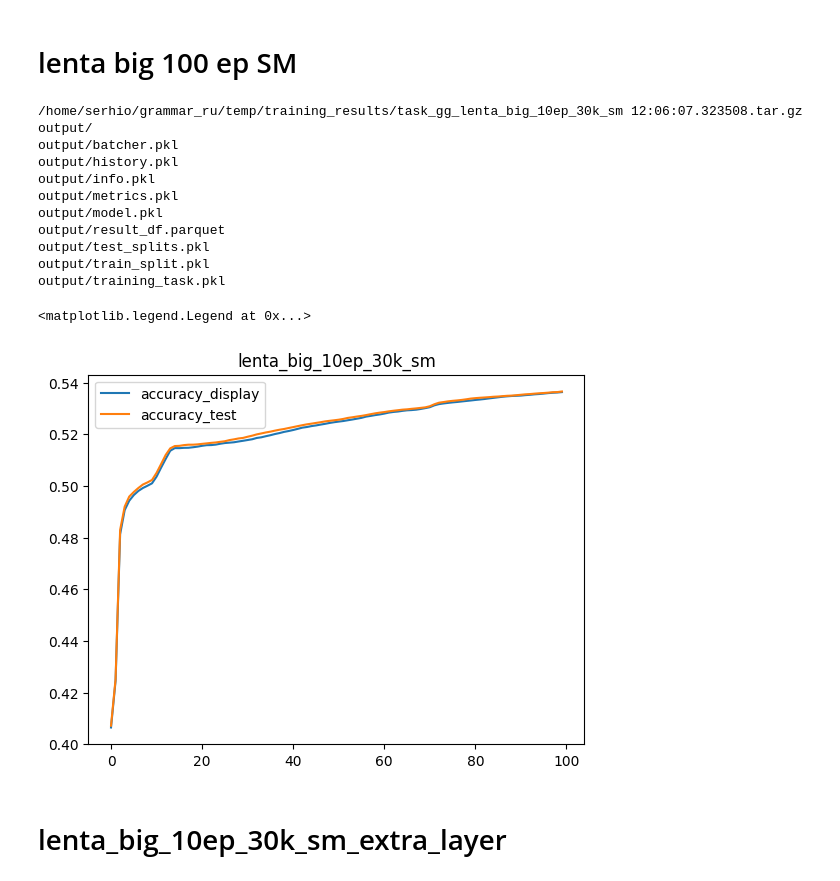
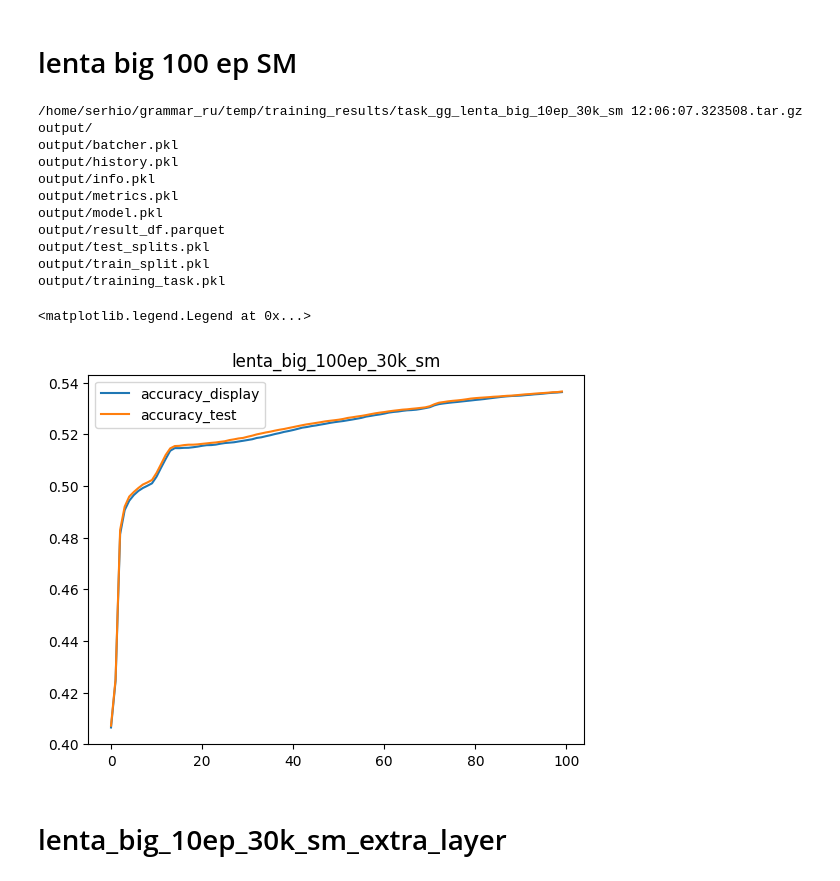
Before and after one commit to okulovsky/grammar_ru, a Jupyter notebook: research/grammatical_gender/training/gg_training.ipynb, the cells around one changed output. Saved outputs shown, nothing was run; the diff lists cells and outputs as text; code cells hidden in the pictures.

```diff
--- a/research/grammatical_gender/training/gg_training.ipynb
+++ b/research/grammatical_gender/training/gg_training.ipynb
@@ -518,30 +530,30 @@ output/training_task.pkl
 # %%
 tasks = get_tasks_list('datasphere/gg_project/job_info/job_gg_project_12:06:07.323437.txt',
                        bucket)
 
 loader = S3TrainingLogsLoader(bucket, project_name)
 metrics = loader.load_metrics(tasks)
 # metrics
 plt.plot(TrainingLogsViewer.get_metric_by_job(
     metrics, 'accuracy_display'), label='accuracy_display')
 plt.plot(TrainingLogsViewer.get_metric_by_job(
     metrics, 'accuracy_test'), label='accuracy_test')
-plt.title('lenta_big_10ep_30k_sm')
+plt.title('lenta_big_100ep_30k_sm')
 plt.legend()
 # %% [output]
 /home/serhio/grammar_ru/temp/training_results/task_gg_lenta_big_10ep_30k_sm 12:06:07.323508.tar.gz
 output/
 output/batcher.pkl
 output/history.pkl
 output/info.pkl
 output/metrics.pkl
 output/model.pkl
 output/result_df.parquet
 output/test_splits.pkl
 output/train_split.pkl
 output/training_task.pkl
 <matplotlib.legend.Legend at 0x...>
-[figure, old version]
+[figure, new version]
 # %% [markdown]
 # lenta_big_10ep_30k_sm_extra_layer
 # %%
```
Also changed, not shown: parts of 17 cells of this notebook.
